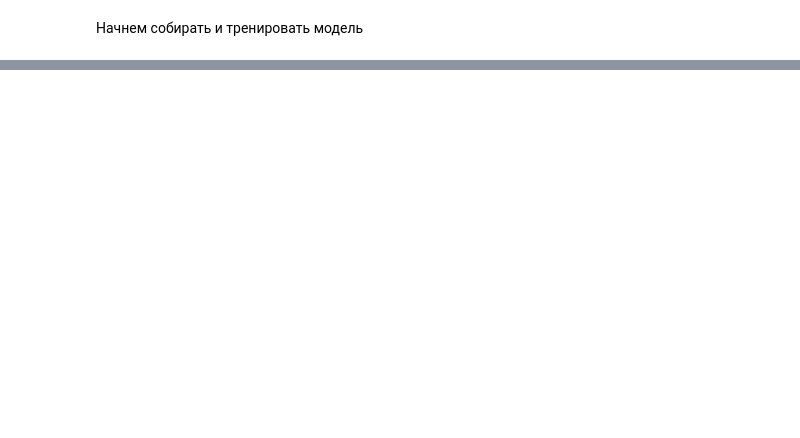
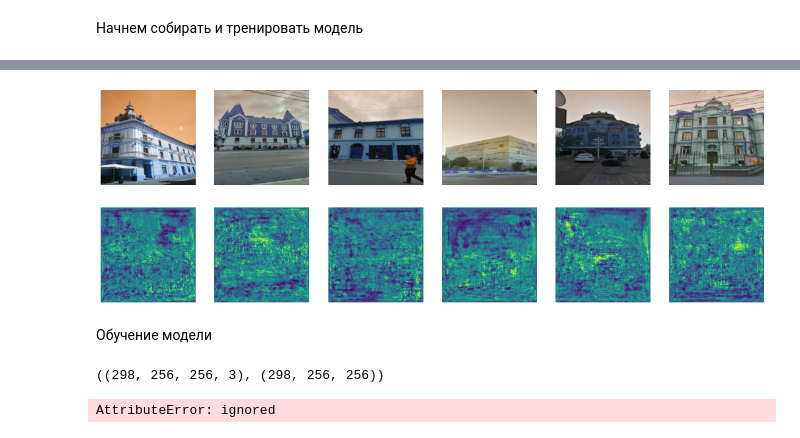
Before and after one commit to Tyrannozavr/machine_learning, a Jupyter notebook: segmentation.ipynb, the cells around one changed output, grey strips where cells are left out. Saved outputs shown, nothing was run; the diff lists cells and outputs as text; code cells hidden in the pictures; blank space fills up the shorter version.

```diff
--- a/segmentation.ipynb
+++ b/segmentation.ipynb
@@ -400,0 +203,6 @@ print(seg_model)
+# %%
+showing_result(test_x, imgs)
+# %% [output]
+[figure, added]
+# %% [markdown]
+Обучение модели
@@ -400,0 +211,18 @@ print(seg_model)
+# %%
+X.shape, Y.shape
+# %% [output]
+((298, 256, 256, 3), (298, 256, 256))
+# %%
+# Here we simply pass the input images through the model like we are making a prediction.
+images, masks = next(iter(data_tr))
+seg_preds = seg_model(images)
+
+# loss
+seg_criterion = smp.utils.losses.DiceLoss()
+seg_loss = seg_criterion(seg_preds, masks).item()
+
+
+print(seg_preds.shape)
+print(seg_loss)
+# %% [output]
+AttributeError: ignored
```
Also changed, not shown: parts of 42 cells of this notebook.
